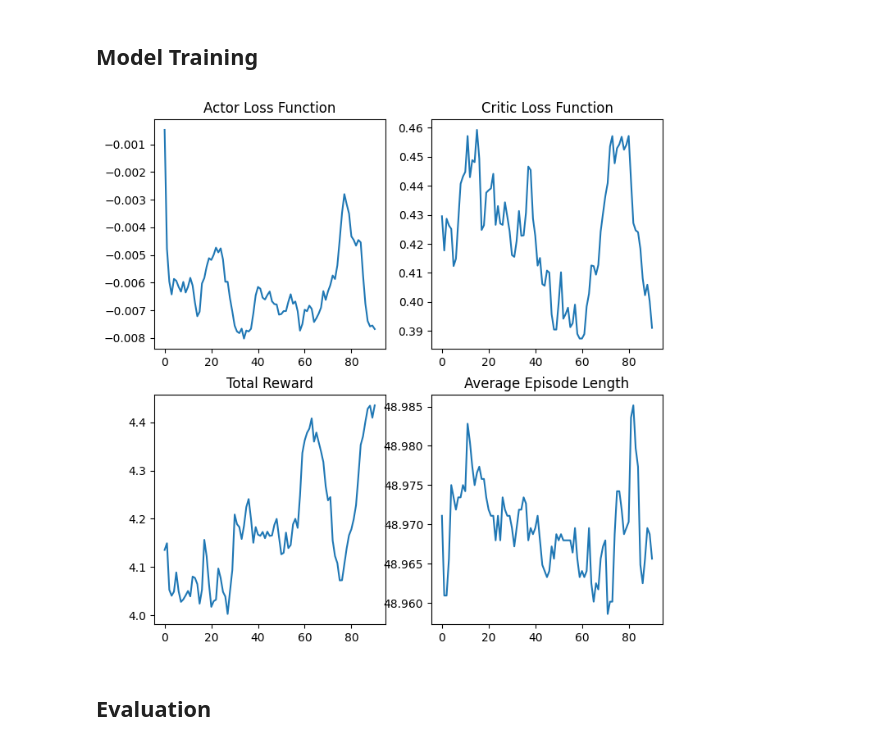
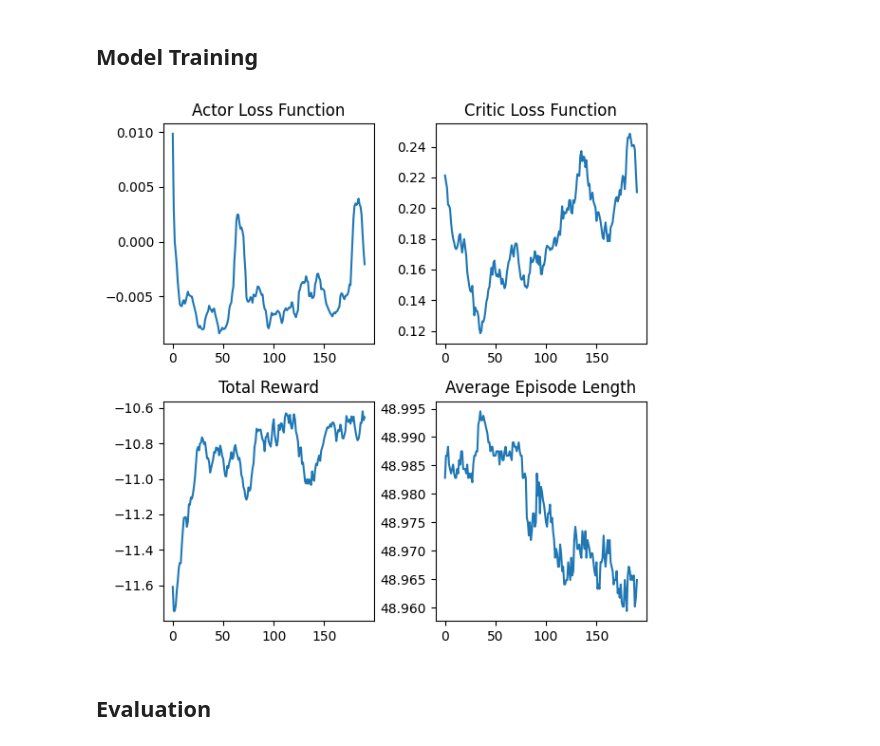
Before and after one commit to ChristianW26/CS372_Robot_Arm, a Jupyter notebook: ppo.ipynb, the cells around one changed output. Cells and saved outputs as stored; diff of their text form; code cells hidden in the pictures.

Commit message:
Added bonus reward for completing task and did more training

```diff
--- a/ppo.ipynb
+++ b/ppo.ipynb
@@ -23,7 +23,7 @@ else:
 ## PPO Class
 # %%
 class PPO():
-    def __init__(self, device, env, actor_lr=1e-3, critic_lr=5e-3, std=.1, clip=.2, gamma=.95, time_penalty=0.0,
+    def __init__(self, device, env, actor_lr=1e-3, critic_lr=5e-3, std=.1, clip=.2, gamma=.9, time_penalty=0.0, success_bonus = 5.0,
                  actor_param_path='ppo_actor.pth', critic_param_path='ppo_critic.pth', training_data_path='Training Data.csv',
                  load_parameters=True):
         self.obs_dim = env.observation_space.shape[1]
@@ -33,6 +33,7 @@ class PPO():
         self.clip = clip
         self.gamma = gamma
         self.time_penalty = time_penalty
+        self.success_bonus = success_bonus
         self.actor_param_path = actor_param_path
         self.critic_param_path = critic_param_path
         self.training_data_path = training_data_path
@@ -139,8 +140,9 @@ class PPO():
             if render:
                 batch_frames.append(env.render().cpu().numpy())
             reward -= self.time_penalty
+            reward += terminated*self.success_bonus
             mask = ~(terminated | truncated)
-            episode_over = not any(mask)
+            episode_over = not torch.any(mask).item()
             batch_actions.append(action)
             batch_log_probs.append(log_prob)
             batch_rewards.append(reward)
@@ -269,37 +271,39 @@ env = gym.make(
     "PickCube-v1",
     num_envs=batch_size,
     obs_mode="state",
     control_mode="pd_joint_delta_pos",
     render_mode=None,
     robot_uids="so100"
 )
 env = ManiSkillVectorEnv(env, auto_reset=False, ignore_terminations=False)
 
-model = PPO(device, env, load_parameters=True, std=.3, actor_lr=1e-3, critic_lr=5e-3, clip=.1, time_penalty=.3)
+model = PPO(device, env, load_parameters=True, std=.3, actor_lr=1e-3, critic_lr=5e-3, clip=.1, time_penalty=.6,
+            actor_param_path='alt_actor.pth', critic_param_path='alt_critic.pth', training_data_path='alt_data.csv')
 
 # Model training
-model.train(num_batches=100, patience=None)
+model.train(num_batches=200, patience=None)
 
 # Plot training data
 df = pd.read_csv(model.training_data_path)
 actor_losses = df['Actor Losses'].to_numpy()
 critic_losses = df['Critic Losses'].to_numpy()
 total_rewards = df['Total Rewards'].to_numpy()
 avg_lengths = df['Avg Lengths'].to_numpy()
 
 smoothing = 10
-fig, axs = plt.subplots(2, 2, num=1, clear=True, figsize = (8, 8))
+fig, axs = plt.subplots(2, 2, num=1, clear=True, figsize = (6, 6))
 axs[0, 0].plot(np.convolve(actor_losses, np.ones(smoothing), 'valid') / smoothing)
 axs[0, 0].set(title='Actor Loss Function')
 axs[0, 1].plot(np.convolve(critic_losses, np.ones(smoothing), 'valid') / smoothing)
 axs[0, 1].set(title='Critic Loss Function')
 axs[1, 0].plot(np.convolve(total_rewards, np.ones(smoothing), 'valid') / smoothing)
 axs[1, 0].set(title='Total Reward')
 axs[1, 1].plot(np.convolve(avg_lengths, np.ones(smoothing), 'valid') / smoothing)
 axs[1, 1].set(title='Average Episode Length')
+fig.tight_layout()
 fig.show()
 # %% [output]
-[figure, old version]
+[figure, new version]
 # %% [markdown]
 ## Evaluation
 # %%
```
Also changed, not shown: parts of 1 cell of this notebook, 3 other files.
